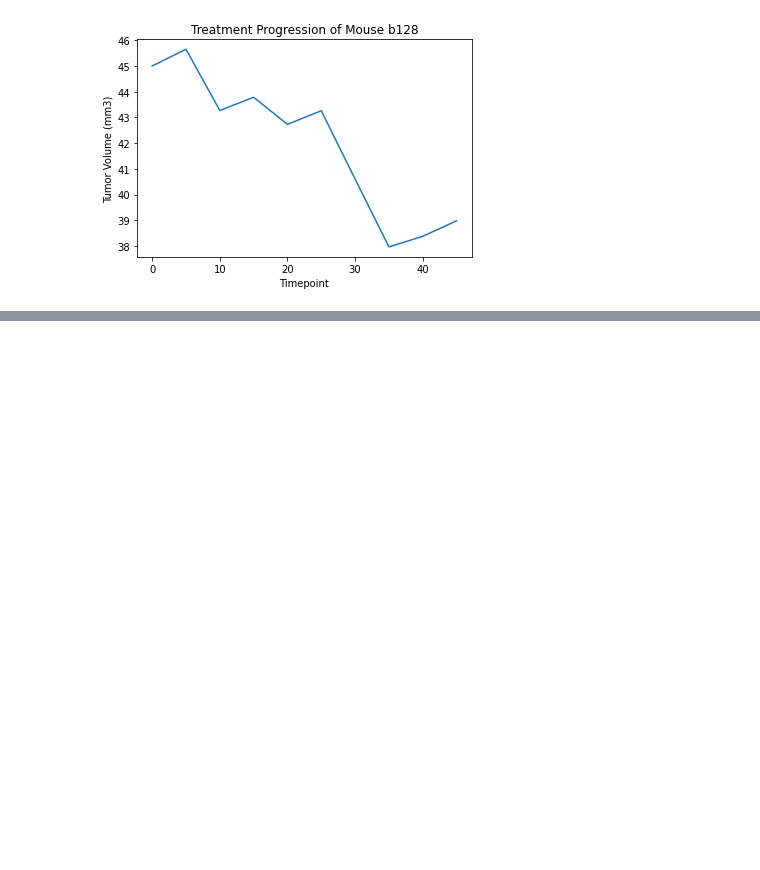
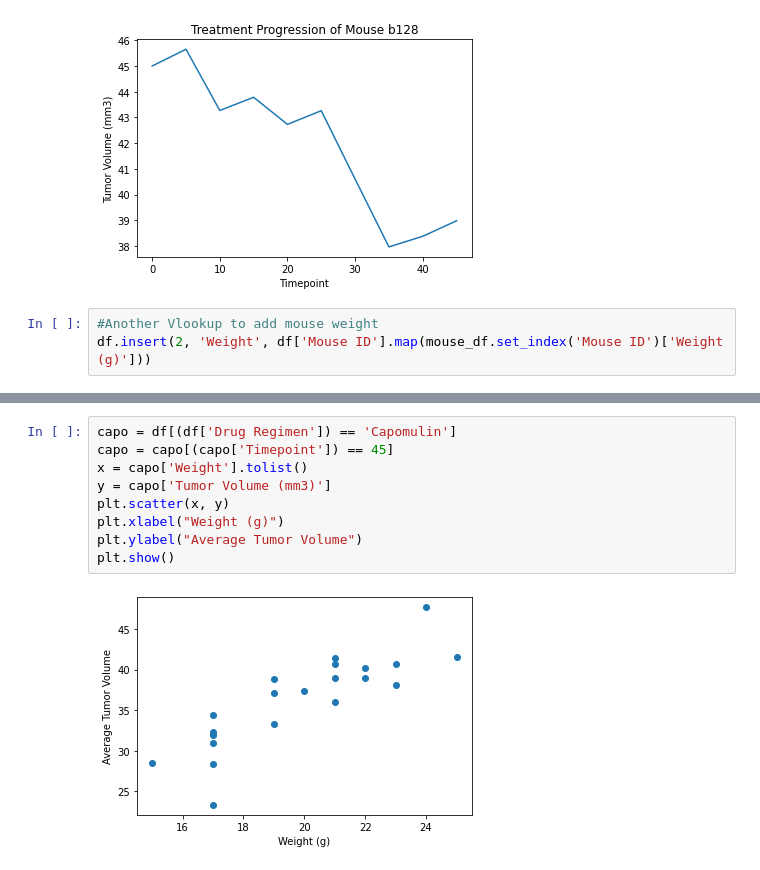
Before and after one commit to habrasek/matplotlib-challenge, a Jupyter notebook: Main.ipynb, the cells around one changed output, grey strips where cells are left out. Saved outputs shown, nothing was run; the diff lists cells and outputs as text; blank space fills up the shorter version.

Commit message:
scatterplot done

```diff
--- a/Main.ipynb
+++ b/Main.ipynb
@@ -170,3 +170,6 @@ plt.ylabel('Tumor Volume (mm3)')
 plt.show()
 # %% [output]
 [figure]
+# %%
+#Another Vlookup to add mouse weight
+df.insert(2, 'Weight', df['Mouse ID'].map(mouse_df.set_index('Mouse ID')['Weight (g)']))
@@ -172,0 +190,11 @@ plt.show()
+# %%
+capo = df[(df['Drug Regimen']) == 'Capomulin']
+capo = capo[(capo['Timepoint']) == 45]
+x = capo['Weight'].tolist()
+y = capo['Tumor Volume (mm3)']
+plt.scatter(x, y)
+plt.xlabel("Weight (g)")
+plt.ylabel("Average Tumor Volume")
+plt.show()
+# %% [output]
+[figure, added]
```
Also changed, not shown: parts of 1 cell of this notebook.
